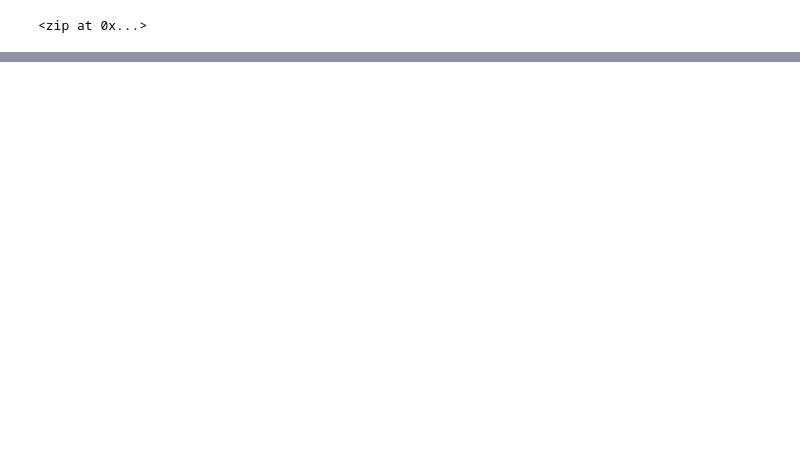
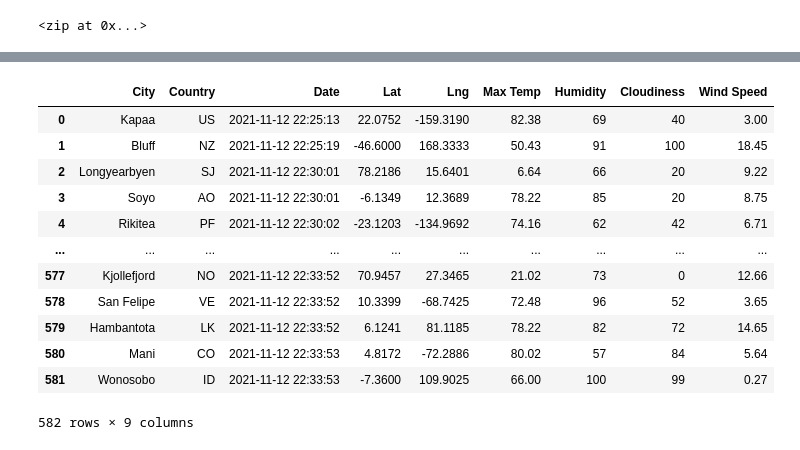
Before and after one commit to alejandra-dahl/World_Weather_Analysis, a Jupyter notebook: WeatherPy.ipynb, the cells around one changed output, grey strips where cells are left out. Drawn from its saved outputs; the diff is of its cells as text; code cells hidden in the pictures; blank space fills up the shorter version.

Commit message:
weatherpy

```diff
--- a/WeatherPy.ipynb
+++ b/WeatherPy.ipynb
@@ -30,0 +42,4 @@ len(cities)
+# %%
+# Starting URL for Weather Map API Call.
+url = "http://api.openweathermap.org/data/2.5/weather?units=Imperial&APPID=458f63d5fa9d2dde6d0159606d3c23a5"
+print(url)
@@ -30,0 +126,4 @@ len(cities)
+# %%
+# Convert the array of dictionaries to a Pandas DataFrame.
+city_data_df = pd.DataFrame(city_data)
+city_data_df.head(10)
@@ -30,0 +142,19 @@ len(cities)
+# %%
+# We'll reorder the columns
+new_column_order = ["City", "Country", "Date", "Lat", "Lng", "Max Temp", "Humidity", "Cloudiness", "Wind Speed"]
+city_data_df = city_data_df[new_column_order]
+city_data_df
+# %% [output]
+|  | City | Country | Date | Lat | Lng | Max Temp | Humidity | Cloudiness | Wind Speed |
+| 0 | Kapaa | US | 2021-11-12 22:25:13 | 22.0752 | -159.3190 | 82.38 | 69 | 40 | 3.00 |
+| 1 | Bluff | NZ | 2021-11-12 22:25:19 | -46.6000 | 168.3333 | 50.43 | 91 | 100 | 18.45 |
+| 2 | Longyearbyen | SJ | 2021-11-12 22:30:01 | 78.2186 | 15.6401 | 6.64 | 66 | 20 | 9.22 |
+| 3 | Soyo | AO | 2021-11-12 22:30:01 | -6.1349 | 12.3689 | 78.22 | 85 | 20 | 8.75 |
+| 4 | Rikitea | PF | 2021-11-12 22:30:02 | -23.1203 | -134.9692 | 74.16 | 62 | 42 | 6.71 |
+| ... | ... | ... | ... | ... | ... | ... | ... | ... | ... |
+| 577 | Kjollefjord | NO | 2021-11-12 22:33:52 | 70.9457 | 27.3465 | 21.02 | 73 | 0 | 12.66 |
+| 578 | San Felipe | VE | 2021-11-12 22:33:52 | 10.3399 | -68.7425 | 72.48 | 96 | 52 | 3.65 |
+| 579 | Hambantota | LK | 2021-11-12 22:33:52 | 6.1241 | 81.1185 | 78.22 | 82 | 72 | 14.65 |
+| 580 | Mani | CO | 2021-11-12 22:33:53 | 4.8172 | -72.2886 | 80.02 | 57 | 84 | 5.64 |
+| 581 | Wonosobo | ID | 2021-11-12 22:33:53 | -7.3600 | 109.9025 | 66.00 | 100 | 99 | 0.27 |
+582 rows × 9 columns
```
Also changed, not shown: parts of 7 cells of this notebook, 3 other files.
